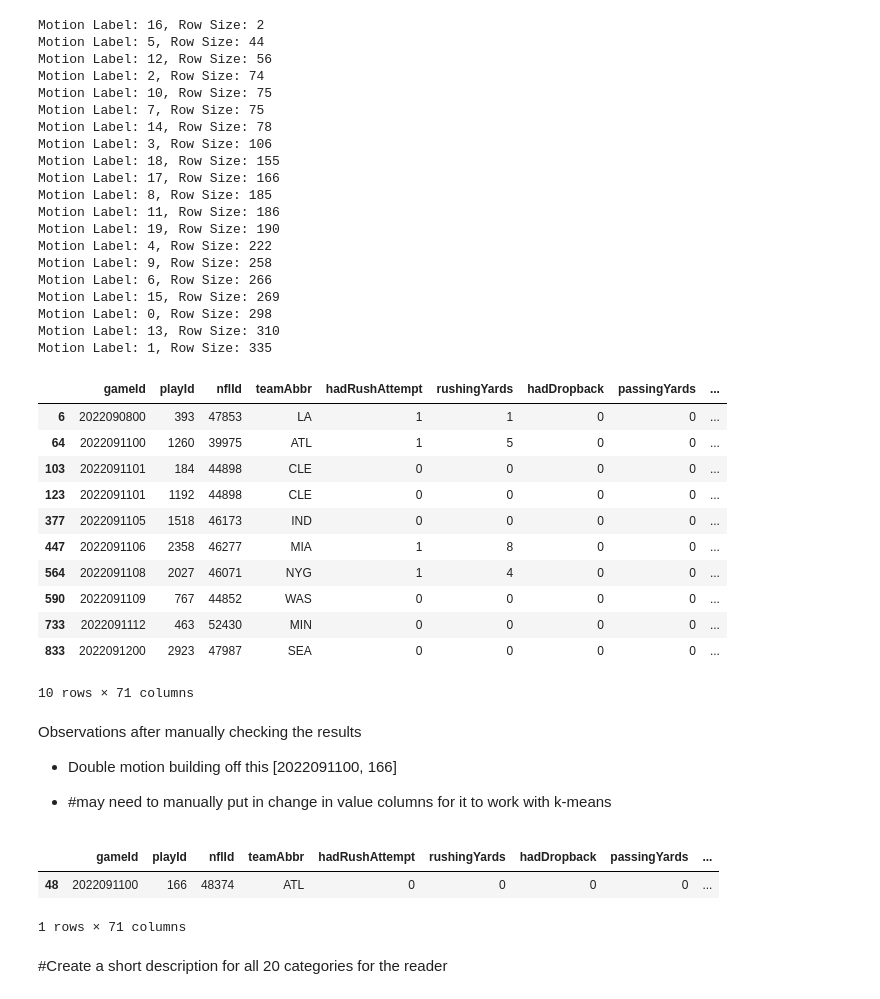
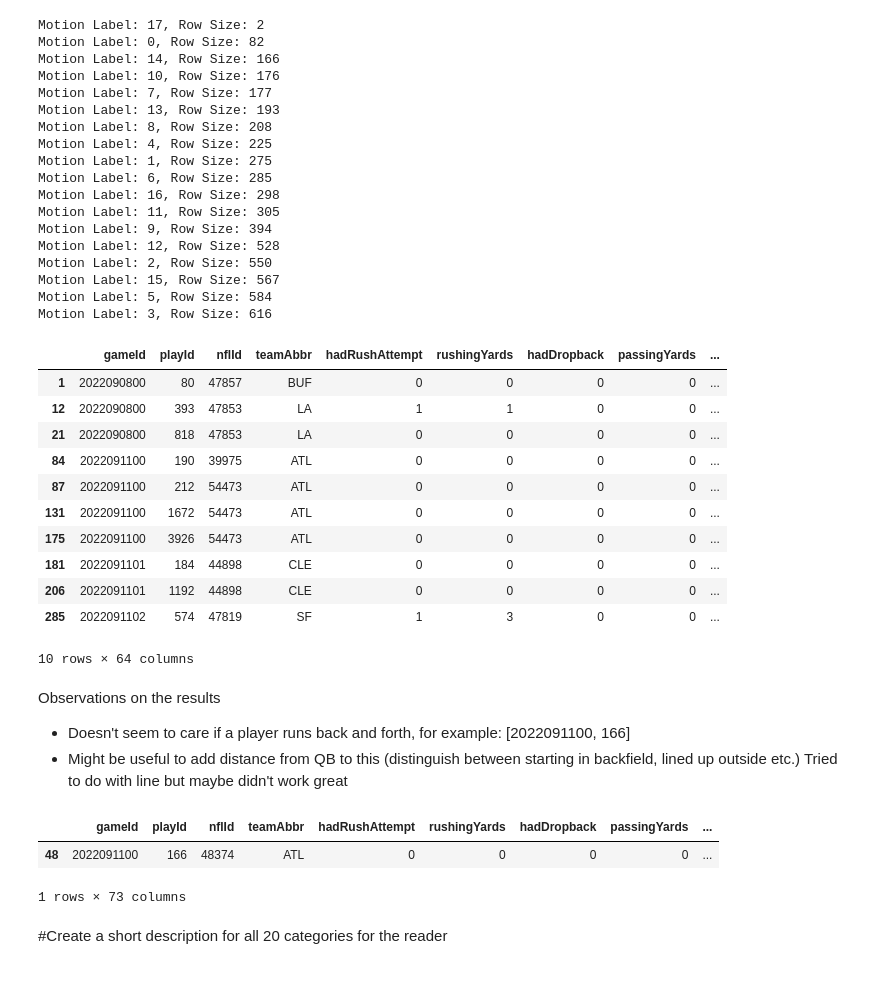
Before and after one commit to etienne-busnel/NFL-Big-Data-Bowl-2025, a Jupyter notebook: Motion_Classification.ipynb, the cells around one changed output. Drawn from its saved outputs; the diff is of its cells as text; code cells hidden in the pictures.

```diff
--- a/Motion_Classification.ipynb
+++ b/Motion_Classification.ipynb
@@ -25,7 +29,7 @@ df_motion_scaled = scaler.transform(df_motion)
 # %%
 #PCA
 from sklearn.decomposition import PCA
-pca = PCA(n_components=8)
+pca = PCA(n_components=4)
 # %%
 pca.fit(df_motion_scaled)
 # %% [output]
@@ -114,6 +117,6 @@ Returning the number of logical cores instead. You can silence this warning by s
 # %%
-#use n=20 based on this
-kmeans = KMeans(n_clusters=20, random_state=42)  # Adjust clusters as needed
+#use n=18 based on this
+kmeans = KMeans(n_clusters=18, random_state=42)  # Adjust clusters as needed
 labels = kmeans.fit_predict(x_pca)
 # %%
 kmeans.labels_
@@ -145,54 +148,53 @@ row_sizes = {label: df.shape[0] for label, df in motion_label_dfs.items()}
 # Print the row sizes in numerical order, one per line
 for label, size in sorted(row_sizes.items(), key=lambda item: item[1]):
     print(f'Motion Label: {label}, Row Size: {size}')
+
+##CHECK THE MOTIONS WITH ONLY 2 IN THE GROUP, LIKELY OUTLIERS THAT CAN BE CUT
 # %% [output]
-Motion Label: 16, Row Size: 2
-Motion Label: 5, Row Size: 44
-Motion Label: 12, Row Size: 56
-Motion Label: 2, Row Size: 74
-Motion Label: 10, Row Size: 75
-Motion Label: 7, Row Size: 75
-Motion Label: 14, Row Size: 78
-Motion Label: 3, Row Size: 106
-Motion Label: 18, Row Size: 155
-Motion Label: 17, Row Size: 166
-Motion Label: 8, Row Size: 185
-Motion Label: 11, Row Size: 186
-Motion Label: 19, Row Size: 190
-Motion Label: 4, Row Size: 222
-Motion Label: 9, Row Size: 258
-Motion Label: 6, Row Size: 266
-Motion Label: 15, Row Size: 269
-Motion Label: 0, Row Size: 298
-Motion Label: 13, Row Size: 310
-Motion Label: 1, Row Size: 335
+Motion Label: 17, Row Size: 2
+Motion Label: 0, Row Size: 82
+Motion Label: 14, Row Size: 166
+Motion Label: 10, Row Size: 176
+Motion Label: 7, Row Size: 177
+Motion Label: 13, Row Size: 193
+Motion Label: 8, Row Size: 208
+Motion Label: 4, Row Size: 225
+Motion Label: 1, Row Size: 275
+Motion Label: 6, Row Size: 285
+Motion Label: 16, Row Size: 298
+Motion Label: 11, Row Size: 305
+Motion Label: 9, Row Size: 394
+Motion Label: 12, Row Size: 528
+Motion Label: 2, Row Size: 550
+Motion Label: 15, Row Size: 567
+Motion Label: 5, Row Size: 584
+Motion Label: 3, Row Size: 616
 # %%
 #example
-motion_label_dfs[5][:10]
+motion_label_dfs[14][:10]
 # %% [output]
 |  | gameId | playId | nflId | teamAbbr | hadRushAttempt | rushingYards | hadDropback | passingYards | ... |
-| 6 | 2022090800 | 393 | 47853 | LA | 1 | 1 | 0 | 0 | ... |
-| 64 | 2022091100 | 1260 | 39975 | ATL | 1 | 5 | 0 | 0 | ... |
-| 103 | 2022091101 | 184 | 44898 | CLE | 0 | 0 | 0 | 0 | ... |
-| 123 | 2022091101 | 1192 | 44898 | CLE | 0 | 0 | 0 | 0 | ... |
-| 377 | 2022091105 | 1518 | 46173 | IND | 0 | 0 | 0 | 0 | ... |
-| 447 | 2022091106 | 2358 | 46277 | MIA | 1 | 8 | 0 | 0 | ... |
-| 564 | 2022091108 | 2027 | 46071 | NYG | 1 | 4 | 0 | 0 | ... |
-| 590 | 2022091109 | 767 | 44852 | WAS | 0 | 0 | 0 | 0 | ... |
-| 733 | 2022091112 | 463 | 52430 | MIN | 0 | 0 | 0 | 0 | ... |
-| 833 | 2022091200 | 2923 | 47987 | SEA | 0 | 0 | 0 | 0 | ... |
+| 1 | 2022090800 | 80 | 47857 | BUF | 0 | 0 | 0 | 0 | ... |
+| 12 | 2022090800 | 393 | 47853 | LA | 1 | 1 | 0 | 0 | ... |
+| 21 | 2022090800 | 818 | 47853 | LA | 0 | 0 | 0 | 0 | ... |
+| 84 | 2022091100 | 190 | 39975 | ATL | 0 | 0 | 0 | 0 | ... |
+| 87 | 2022091100 | 212 | 54473 | ATL | 0 | 0 | 0 | 0 | ... |
+| 131 | 2022091100 | 1672 | 54473 | ATL | 0 | 0 | 0 | 0 | ... |
+| 175 | 2022091100 | 3926 | 54473 | ATL | 0 | 0 | 0 | 0 | ... |
+| 181 | 2022091101 | 184 | 44898 | CLE | 0 | 0 | 0 | 0 | ... |
+| 206 | 2022091101 | 1192 | 44898 | CLE | 0 | 0 | 0 | 0 | ... |
+| 285 | 2022091102 | 574 | 47819 | SF | 1 | 3 | 0 | 0 | ... |
-10 rows × 71 columns
+10 rows × 64 columns
 # %% [markdown]
-Observations after manually checking the results
-- Double motion building off this [2022091100, 166]
-
-- #may need to manually put in change in value columns for it to work with k-means
+Observations on the results
+- Doesn't seem to care if a player runs back and forth, for example: [2022091100, 166]
+- Might be useful to add distance from QB to this (distinguish between starting in backfield, lined up outside etc.) Tried to do with line but maybe didn't work great
 # %%
 df_player_play_motion[(df_player_play_motion['gameId'] == 2022091100) & (df_player_play_motion['playId'] == 166)]
 # %% [output]
 |  | gameId | playId | nflId | teamAbbr | hadRushAttempt | rushingYards | hadDropback | passingYards | ... |
 | 48 | 2022091100 | 166 | 48374 | ATL | 0 | 0 | 0 | 0 | ... |
-1 rows × 71 columns
+1 rows × 73 columns
 # %%
 #Export labels for every motion
 df_player_play_motion.to_csv('player_play_motion_labels.csv',index=False)
```
Also changed, not shown: parts of 9 cells of this notebook, 6 other files.
